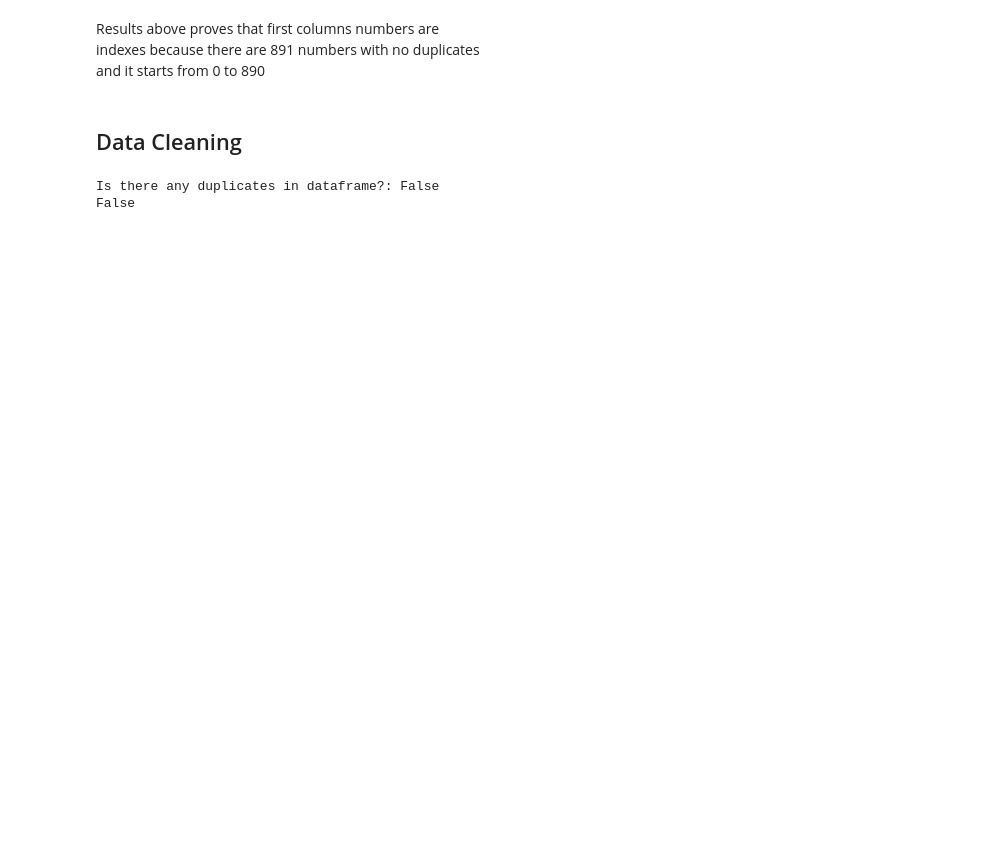
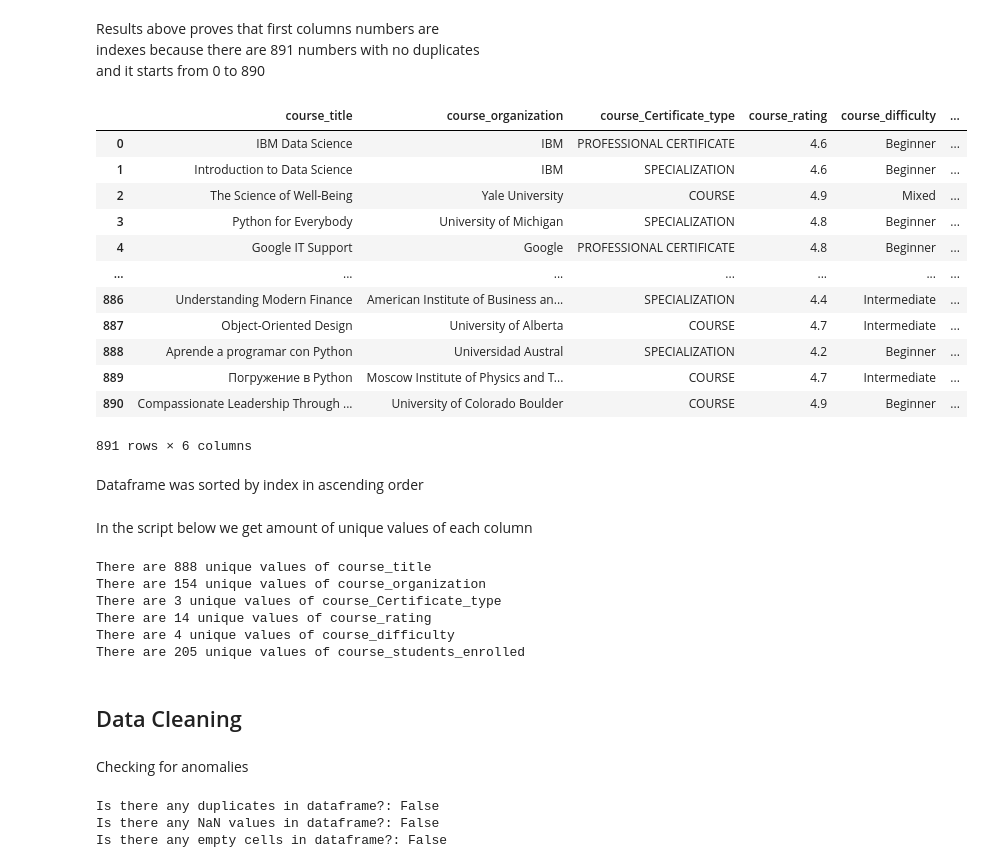
Before and after one commit to ShariYo/Modul1_Sprint3, a Jupyter notebook: project/main.ipynb, the cells around one changed output. Cells and saved outputs as stored; diff of their text form; code cells hidden in the pictures; blank space fills up the shorter version.

```diff
--- a/project/main.ipynb
+++ b/project/main.ipynb
@@ -41,16 +90,53 @@ print(f'Min number: {min(raw_df.index)}\nMax number: {max(raw_df.index)}')
 Results above proves that first columns numbers are
 indexes because there are 891 numbers with no duplicates
 and it starts from 0 to 890
+# %%
+raw_df = raw_df.sort_index(ascending=True)
+raw_df
+# %% [output]
+|  | course_title | course_organization | course_Certificate_type | course_rating | course_difficulty | ... |
+| 0 | IBM Data Science | IBM | PROFESSIONAL CERTIFICATE | 4.6 | Beginner | ... |
+| 1 | Introduction to Data Science | IBM | SPECIALIZATION | 4.6 | Beginner | ... |
+| 2 | The Science of Well-Being | Yale University | COURSE | 4.9 | Mixed | ... |
+| 3 | Python for Everybody | University of Michigan | SPECIALIZATION | 4.8 | Beginner | ... |
+| 4 | Google IT Support | Google | PROFESSIONAL CERTIFICATE | 4.8 | Beginner | ... |
+| ... | ... | ... | ... | ... | ... | ... |
+| 886 | Understanding Modern Finance | American Institute of Business an... | SPECIALIZATION | 4.4 | Intermediate | ... |
+| 887 | Object-Oriented Design | University of Alberta | COURSE | 4.7 | Intermediate | ... |
+| 888 | Aprende a programar con Python | Universidad Austral | SPECIALIZATION | 4.2 | Beginner | ... |
+| 889 | Погружение в Python | Moscow Institute of Physics and T... | COURSE | 4.7 | Intermediate | ... |
+| 890 | Compassionate Leadership Through ... | University of Colorado Boulder | COURSE | 4.9 | Beginner | ... |
+891 rows × 6 columns
+# %% [markdown]
+Dataframe was sorted by index in ascending order
+# %% [markdown]
+In the script below we get amount of unique values of each column
+# %%
+columns = raw_df.columns.unique()
+num = [(len(raw_df[col].unique()), col) for col in columns]
+for c in num:
+    print(f'There are {c[0]} unique values of {c[1]}')
+# %% [output]
+There are 888 unique values of course_title
+There are 154 unique values of course_organization
+There are 3 unique values of course_Certificate_type
+There are 14 unique values of course_rating
+There are 4 unique values of course_difficulty
+There are 205 unique values of course_students_enrolled
 # %% [markdown]
 ## Data Cleaning
+# %% [markdown]
+Checking for anomalies
 # %%
 raw_df.columns = raw_df.columns.str.strip()
 raw_df_duplicates = raw_df.duplicated().any()
 raw_df_nan = raw_df.isna().any().any()
-
+raw_df_emptycells = (raw_df == "").any().any()
 
 print(f'Is there any duplicates in dataframe?: {raw_df_duplicates}')
 print(f'Is there any NaN values in dataframe?: {raw_df_nan}')
+print(f'Is there any empty cells in dataframe?: {raw_df_emptycells}')
 # %% [output]
 Is there any duplicates in dataframe?: False
-False
+Is there any NaN values in dataframe?: False
+Is there any empty cells in dataframe?: False
```
Also changed, not shown: parts of 14 cells of this notebook.
